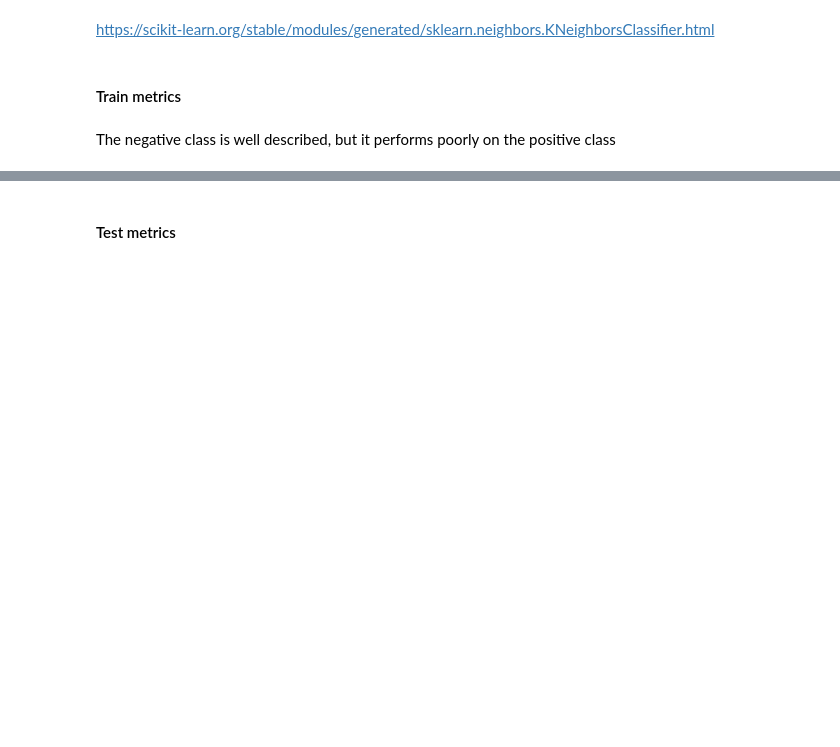
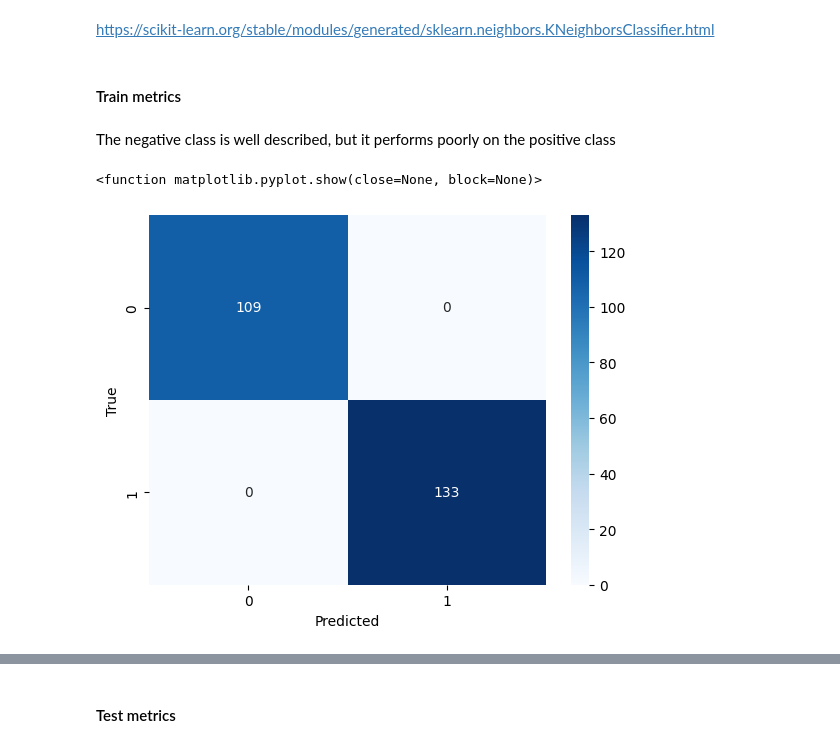
Before and after one commit to huaxel/cursussen-ehb, a Jupyter notebook: Les4/Classification.ipynb, the cells around one changed output, grey strips where cells are left out. Saved outputs shown, nothing was run; the diff lists cells and outputs as text; code cells hidden in the pictures; blank space fills up the shorter version.

```diff
--- a/Les4/Classification.ipynb
+++ b/Les4/Classification.ipynb
@@ -360,9 +369,9 @@ https://scikit-learn.org/stable/modules/generated/sklearn.neighbors.KNeighborsCl
 from sklearn.neighbors import KNeighborsClassifier
 # %%
 # Create k neighbors regression object
-knc = KNeighborsClassifier(n_neighbors=2)
+knc = KNeighborsClassifier(n_neighbors=3,weights='distance')
 #Train the model using the training set
-knc.fit(..., ...)
+knc.fit(X_train, y_train)
 # Make predictions using the training set
 y_pred_knc_train = knc.predict(X_train)
 # Make predictions using the testing set
@@ -373,13 +382,16 @@ y_pred_knc = knc.predict(X_test)
 The negative class is well described, but it performs poorly on the positive class
 # %%
 #create the confusion matrix
-cf_matrix = confusion_matrix(..., ...)
+cf_matrix = confusion_matrix(y_train,y_pred_knc_train)
 
 #plot the confusion matrix
 sns.heatmap(cf_matrix, annot=True, fmt='d', cmap='Blues')
 plt.xlabel('Predicted')
 plt.ylabel('True')
 plt.show
+# %% [output]
+<function matplotlib.pyplot.show(close=None, block=None)>
+[figure, added]
 # %%
 train_accuracy = accuracy_score(y_train, y_pred_knc_train)
 train_precision = precision_score(y_train, y_pred_knc_train)
```
Also changed, not shown: parts of 11 cells of this notebook, 2 other files.
